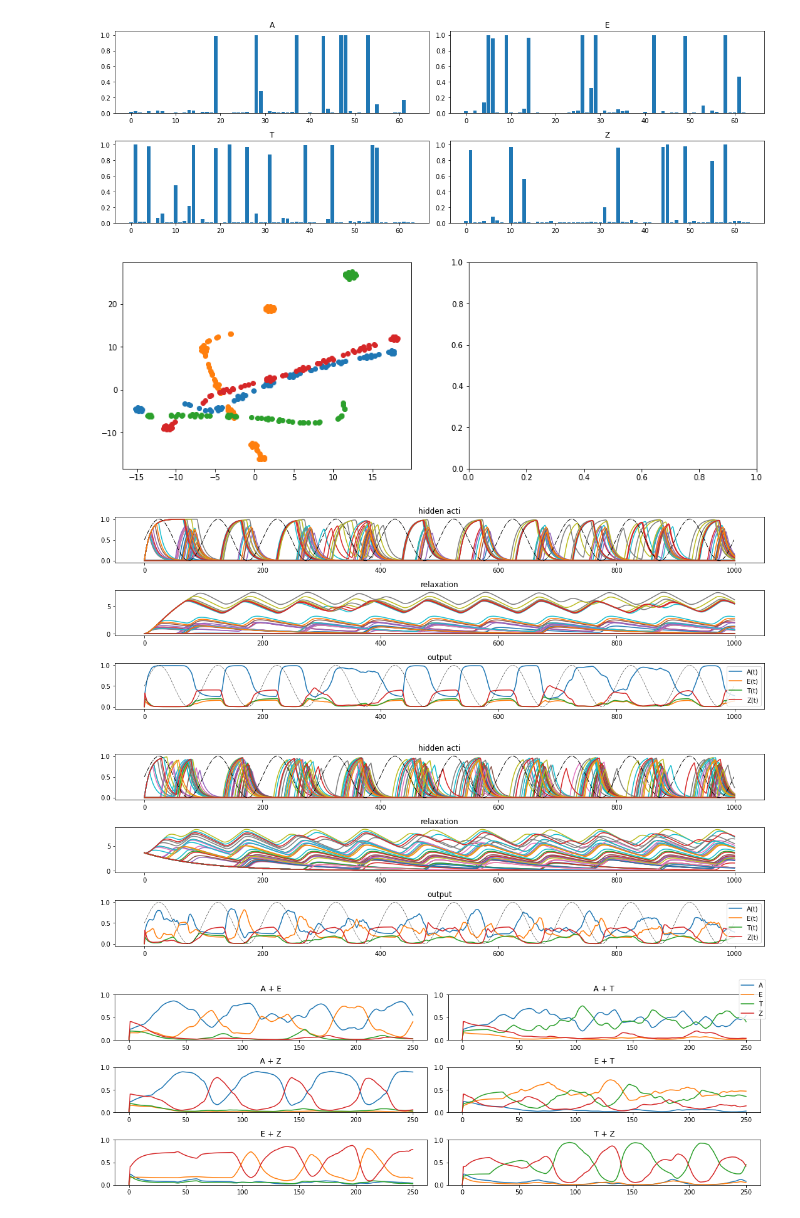
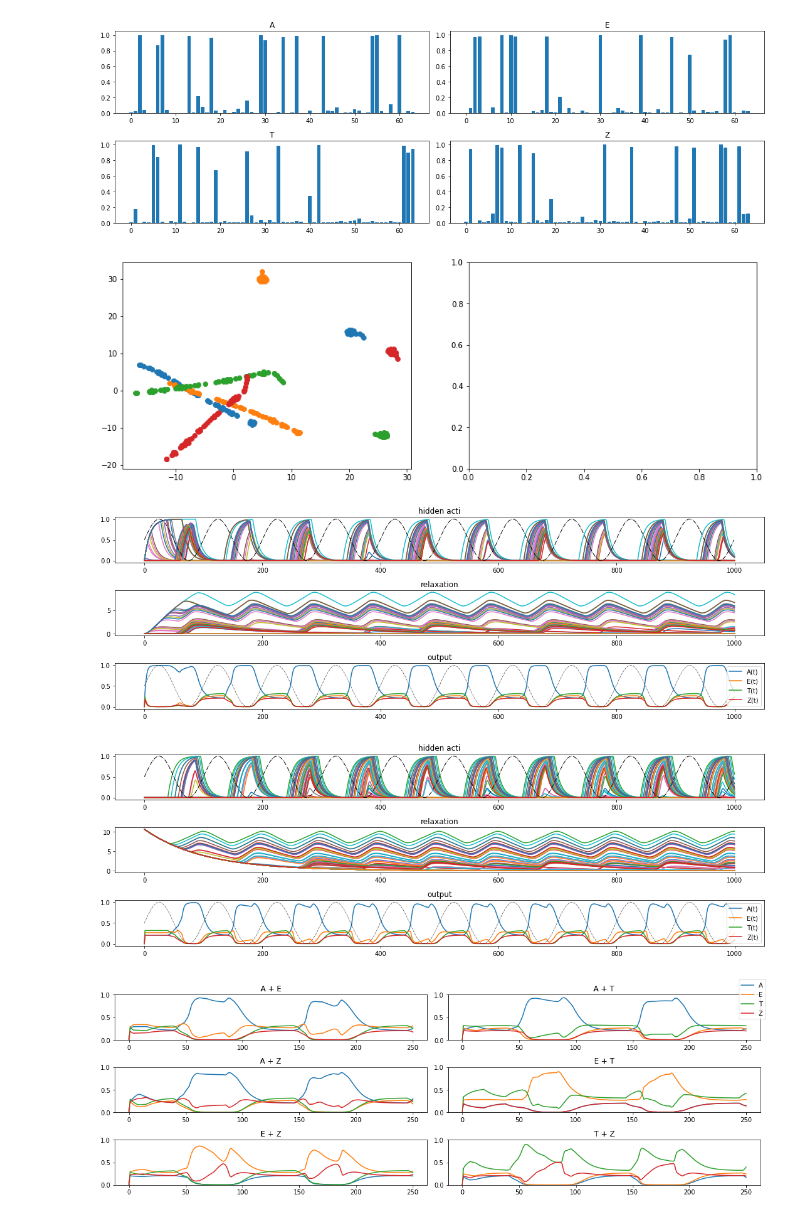
Before and after one commit to katduecker/dnn_osci, a Jupyter notebook: aet_pytorch/aet_train.ipynb, the cells around one changed output. Saved outputs shown, nothing was run; the diff lists cells and outputs as text; code cells hidden in the pictures.

Commit message:
without trained bias

```diff
--- a/aet_pytorch/aet_train.ipynb
+++ b/aet_pytorch/aet_train.ipynb
@@ -19,7 +19,7 @@ plt.rcParams["figure.figsize"] = (15,5)
 # %%
 # initialize model
 nn_dim_ = [28,64,4]
-eta_ = 0.1
+eta_ = 0.15
 mini_sz_ = 1
 num_epo_ = 50
 kl_reg_ = []#[0,0.001]
@@ -82,7 +82,7 @@ for i,ax in enumerate(axs):
 
 fig.tight_layout()
 # %% [output]
-[figure, old version]
+[figure, new version]
 # %%
 # TSNE visualization
 
@@ -93,10 +93,10 @@ for i,data in enumerate(data_sub):
     H_embedded = TSNE(n_components=2, learning_rate='auto',init='random', perplexity=10).fit_transform(H.reshape(-1,1))
     ax[0].scatter(H_embedded[:,0],H_embedded[:,1])
 # %% [output]
-[figure, old version]
+[figure, new version]
 # %%
 # dynamics
-alpha_params = [10,0.5]
+alpha_params = [10,1]
 dyn_params = [0.01,0.1,2,0.05,0,0]   # [tau_h, tau_r, r_scale factor, T, h start, R start]
 
 timevec = np.linspace(0,1,1000)
@@ -119,39 +119,39 @@ if alpha_params[1]:
     ax[0].plot(alpha_inh,'k',linewidth=1,linestyle='-.')
 fig.tight_layout()
 # %% [output]
-[figure, old version]
+[figure, new version]
 # %%
 # competing inputs + dynamics
-alpha_params = [10,0.7]
-dyn_params = [0.01,0.1,2.5,0.01,0,0.5]   # [tau_h, tau_r, r_scale factor, T, h start, R start]
+alpha_params = [10,2]
+dyn_params = [0.01,0.1,1.5,0.1,0,1]   # [tau_h, tau_r, r_scale factor, T, h start, R start]
 
 timevec = np.linspace(0,1,1000)
 inp_combi = list(combinations(idx,2))           # possible combinations
 
-input_ = x_train[inp_combi[0][0]] *1.1+ x_train[inp_combi[0][1]]*0.9
+input_ = x_train[inp_combi[0][0]] *1.25+ x_train[inp_combi[0][1]]*0.75
 Z_t,H_t, R_t, O_t  = aet_dyn.euler_dyn(model,input_, dyn_params, timevec, alpha_params,DEVICE)
 
 fig,ax = plt.subplots(3,1)
 ax[2].plot(O_t.T.cpu().detach().numpy())
 ax[2].legend(('A(t)','E(t)','T(t)','Z(t)'),loc='lower right')
 ax[2].set_title('output')
 
 ax[1].plot(R_t.T.cpu().detach().numpy())
 ax[1].set_title('relaxation')
 ax[0].plot(H_t.T.cpu().detach().numpy())
 ax[0].set_title('hidden acti')
 
 if alpha_params[1]:
     alpha_inh = 0.5*np.sin(2*np.pi*timevec*10)+0.5
     ax[2].plot(alpha_inh,'k',linewidth=0.5,linestyle='-.')
     ax[0].plot(alpha_inh,'k',linewidth=1,linestyle='-.')
 fig.tight_layout()
 # %% [output]
-[figure, old version]
+[figure, new version]
 # %%
 # all combinations#
-alpha_params = [10,0]
-dyn_params = [0.01,0.1,1.5,0.05,0,1]   # [tau_h, tau_r, r_scale factor, T, h start, R start]
+alpha_params = [10,3]
+dyn_params = [0.01,0.1,1.5,0.05,0,0.5]   # [tau_h, tau_r, r_scale factor, T, h start, R start]
 
 timevec = np.linspace(0,0.25,250)
 fig,ax = plt.subplots(3,2)
@@ -168,7 +168,7 @@ for i,comp_inp in enumerate(inp_combi):
 fig.legend((label))
 fig.tight_layout()
 # %% [output]
-[figure, old version]
+[figure, new version]
 # %%
 fig,ax = plt.subplots(3,2)
 ax = ax.ravel()
```
Also changed, not shown: parts of 2 cells of this notebook.
